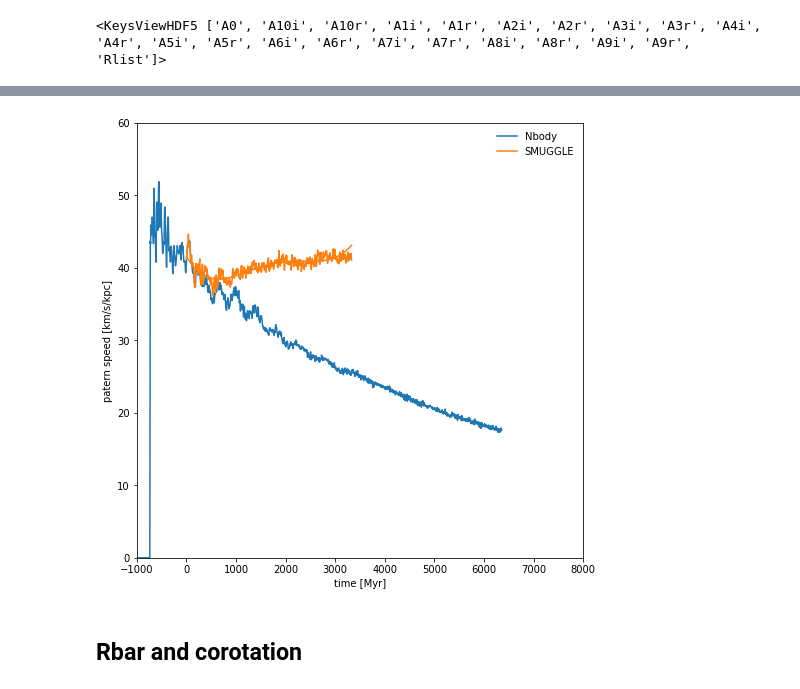
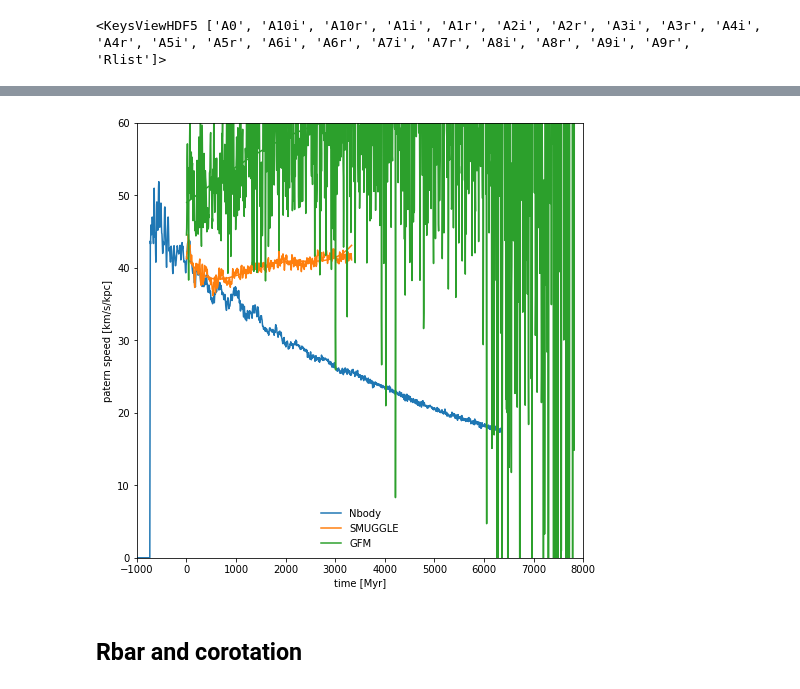
Before and after one commit to gusbeane/gasbar, a Jupyter notebook: notebooks/pattern_speed.ipynb, the cells around one changed output, grey strips where cells are left out. Drawn from its saved outputs; the diff is of its cells as text; code cells hidden in the pictures.

```diff
--- a/notebooks/pattern_speed.ipynb
+++ b/notebooks/pattern_speed.ipynb
@@ -147,6 +155,7 @@ fourierN_l4 = read_fourier(0, lvl='lvl4')
 fourierN_l3 = read_fourier(0, lvl='lvl3')
 
 fourierS_l3 = read_fourier(1, lvl='lvl3')
+fourierG_l3 = read_fourier(1, lvl='lvl3-GFM')
 fourierN_l4['snapshot_300'].keys()
 # %% [output]
 <KeysViewHDF5 ['A0', 'A10i', 'A10r', 'A1i', 'A1r', 'A2i', 'A2r', 'A3i', 'A3r', 'A4i', 'A4r', 'A5i', 'A5r', 'A6i', 'A6r', 'A7i', 'A7r', 'A8i', 'A8r', 'A9i', 'A9r', 'Rlist']>
@@ -338,5 +355,6 @@ def main_bar_angle(dat, Rbin = 5, firstkey = 150, nmax = 10):
 # %%
 outN_l3 = main_bar_angle(fourierN_l3)
 outS_l3 = main_bar_angle(fourierS_l3, firstkey=0)
+outG_l3 = main_bar_angle(fourierG_l3, firstkey=0)
 # outN_l4 = main_bar_angle(fourierN_l4)
 # out1 = main_bar_angle(fourier1, firstkey=0)
@@ -362,34 +388,44 @@ ax.plot(time-time[300], true_ps, label=name)
 # true_ps = dat['pattern_speed']
 # # ax.plot(time-time[0], ps, label=name)
 # ax.plot(time-time[0], true_ps, label=name)
 
 dat = outS_l3
 name = 'SMUGGLE'
 
 time = dat['time']
 ba, ps = dat['poly_eval'][n]
 true_ps = dat['pattern_speed']
 l=ax.plot(time-time[0], ps, label=name)
 ax.plot(time-time[0], true_ps, c=l[0].get_color())
 
+
+dat = outG_l3
+name = 'GFM'
+
+time = dat['time']
+ba, ps = dat['poly_eval'][n]
+true_ps = dat['pattern_speed']
+l=ax.plot(time-time[0], ps, label=name)
+ax.plot(time-time[0], true_ps, c=l[0].get_color())
+
 # dat = out6
 # name = 'snap400'
 
 # time = dat['time'] + dt
 # ba, ps = dat['poly_eval'][n]
 # true_ps = dat['pattern_speed']
 # l=ax.plot(time, ps, label=name)
 # ax.plot(time, true_ps, label=name, c=l[0].get_color())
 
 
 ax.legend(frameon=False)
 
 ax.set(xlim=(-1000, 8000))
 # ax.set(xlim=(2500,3000))
 ax.set(ylim=(0, 60), xlabel='time [Myr]', ylabel='patern speed [km/s/kpc]')
 plt.show()
 # %% [output]
-[figure, old version]
+[figure, new version]
 # %% [markdown]
 ## Rbar and corotation
 # %%
```
Also changed, not shown: parts of 3 cells of this notebook, 2 other files.
